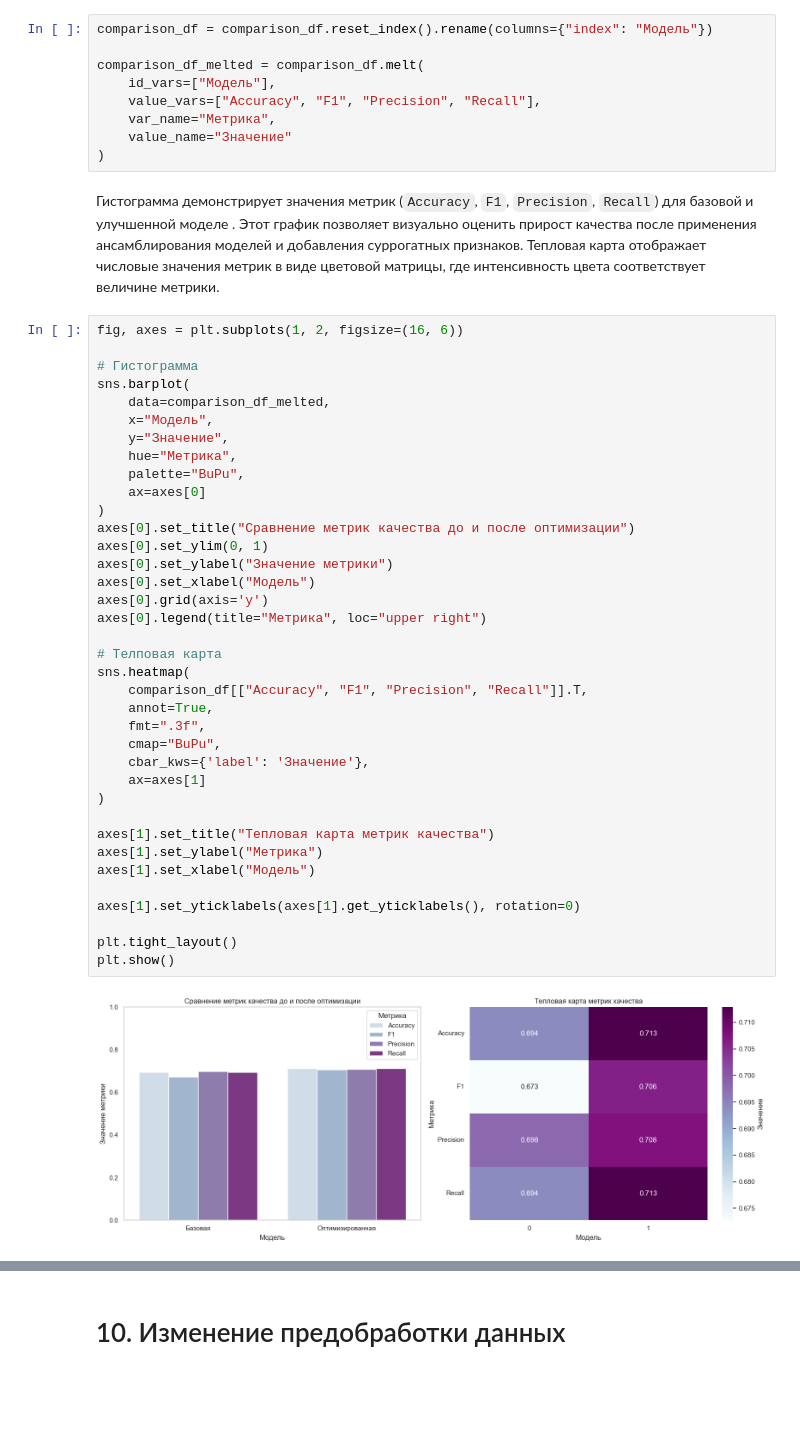
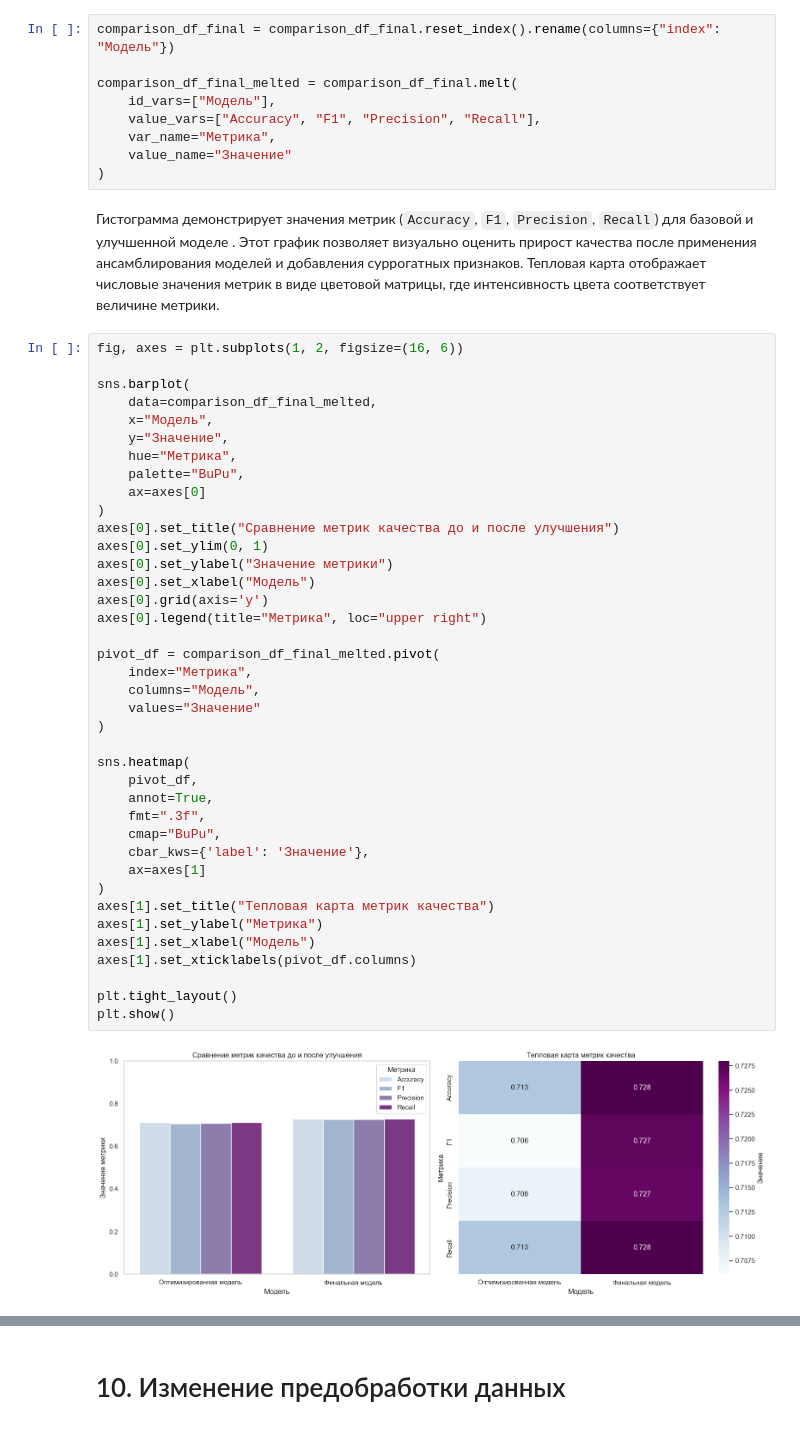
Before and after one commit to avseitsevad/Avseitseva_coursework_ML, a Jupyter notebook: notebook.ipynb, the cells around one changed output, grey strips where cells are left out. Drawn from its saved outputs; the diff is of its cells as text; blank space fills up the shorter version.

```diff
--- a/notebook.ipynb
+++ b/notebook.ipynb
@@ -1465,9 +1520,9 @@ display(comparison_df_final)
 
 Для анализа результатов оптимизации построены визуализации, демонстрирующие изменения метрик качества и времени обучения.
 # %%
-comparison_df = comparison_df.reset_index().rename(columns={"index": "Модель"})
+comparison_df_final = comparison_df_final.reset_index().rename(columns={"index": "Модель"})
 
-comparison_df_melted = comparison_df.melt(
+comparison_df_final_melted = comparison_df_final.melt(
     id_vars=["Модель"],
     value_vars=["Accuracy", "F1", "Precision", "Recall"],
     var_name="Метрика",
@@ -1479,40 +1534,42 @@ comparison_df_melted = comparison_df.melt(
 # %%
 fig, axes = plt.subplots(1, 2, figsize=(16, 6))
 
-# Гистограмма
 sns.barplot(
-    data=comparison_df_melted,
+    data=comparison_df_final_melted,
     x="Модель",
     y="Значение",
     hue="Метрика",
     palette="BuPu",
     ax=axes[0]
 )
-axes[0].set_title("Сравнение метрик качества до и после оптимизации")
+axes[0].set_title("Сравнение метрик качества до и после улучшения")
 axes[0].set_ylim(0, 1)
 axes[0].set_ylabel("Значение метрики")
 axes[0].set_xlabel("Модель")
 axes[0].grid(axis='y')
 axes[0].legend(title="Метрика", loc="upper right")
 
-# Телповая карта
+pivot_df = comparison_df_final_melted.pivot(
+    index="Метрика",
+    columns="Модель",
+    values="Значение"
+)
+
 sns.heatmap(
-    comparison_df[["Accuracy", "F1", "Precision", "Recall"]].T,
+    pivot_df,
     annot=True,
     fmt=".3f",
     cmap="BuPu",
     cbar_kws={'label': 'Значение'},
     ax=axes[1]
 )
-
 axes[1].set_title("Тепловая карта метрик качества")
 axes[1].set_ylabel("Метрика")
 axes[1].set_xlabel("Модель")
-
-axes[1].set_yticklabels(axes[1].get_yticklabels(), rotation=0)
+axes[1].set_xticklabels(pivot_df.columns)
 
 plt.tight_layout()
 plt.show()
 # %% [output]
-[figure, old version]
+[figure, new version]
 # %%
```
Also changed, not shown: parts of 49 cells of this notebook.
